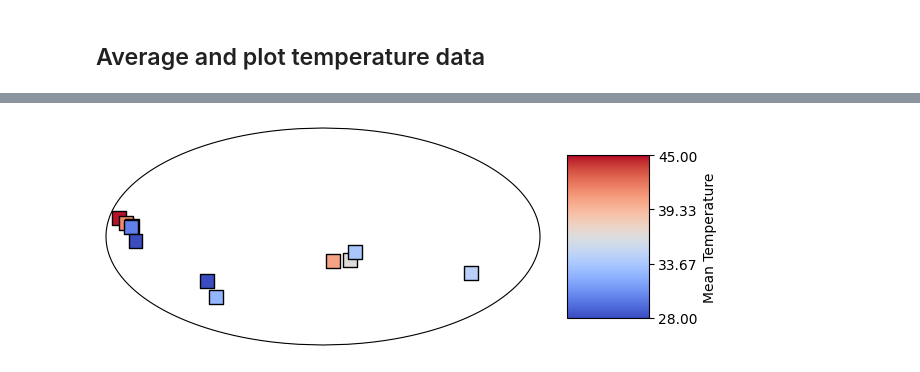
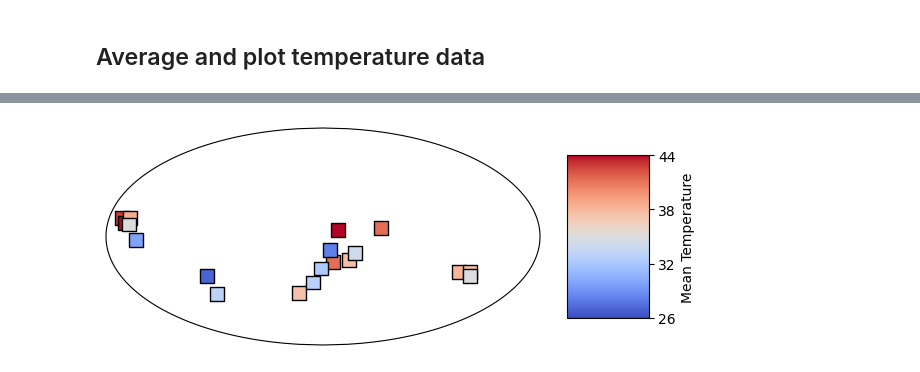
Before and after one commit to Swanson-Hysell-Group/2025_Ordovician_review, a Jupyter notebook: code/paleogeography_arcs_suture_temperatures.ipynb, the cells around one changed output, grey strips where cells are left out. Drawn from its saved outputs; the diff is of its cells as text; code cells hidden in the pictures.

```diff
--- a/code/paleogeography_arcs_suture_temperatures.ipynb
+++ b/code/paleogeography_arcs_suture_temperatures.ipynb
@@ -259,7 +256,8 @@ country_groups = {
     'Canada+USA': ['Canada', 'USA'],
     'Argentina': ['Argentina'],
     'Australia': ['Australia'],
-    'South China': ['South China'],
+    'South China': ['China (South China)'],
+    'Tarim': ['China (Tarim)'],
     'Baltica': ['Sweden', 'Estonia', 'Poland']
 }
 
@@ -291,6 +289,11 @@ all_max_ages = []
 all_ages = []
 all_age_ranges = []
 
+T_le_d18O_water_1 = []
+T_le_d18O_water_2 = []
+T_le_d18O_water_thiag_h = []
+T_le_d18O_water_thiag_l = []
+
 # Process each age range
 for age_range_max, age_range_min in age_ranges:
     # Filter the dataframe for the current age range
@@ -299,18 +302,19 @@ for age_range_max, age_range_min in age_ranges:
     # Calculate the mean, count, and centroids for each group
     for group, countries in country_groups.items():
         filtered_df = current_df[current_df['country'].isin(countries)]
-        mean_value, lower_ci, upper_ci = bootstrap_mean_confidence_interval(filtered_df['T_le'].values)
+        mean_value, lower_ci, upper_ci = bootstrap_mean_confidence_interval(filtered_df['T_le_d18O_water_1'].values)
+        T_le_d18O_water_1_mean = np.mean(filtered_df['T_le_d18O_water_1'].values)
+        T_le_d18O_water_2_mean = np.mean(filtered_df['T_le_d18O_water_2'].values)
+        T_le_d18O_water_thiag_h_mean = np.mean(filtered_df['T_le_d18O_water_thiag_h'].values)
+        T_le_d18O_water_thiag_l_mean = np.mean(filtered_df['T_le_d18O_water_thiag_l'].values)
         count = filtered_df.shape[0]
 
-        if count > 2 and filtered_df['long'].isna().any() == False:
+        if count >= 2 and filtered_df['long'].isna().any() == False:
             mean_lon_lat = ipmag.fisher_mean(filtered_df['long'].tolist(), filtered_df['lat'].tolist())
             centroid_lon = mean_lon_lat['dec']
             centroid_lat = mean_lon_lat['inc']
             all_centroid_lons.append(centroid_lon)
             all_centroid_lats.append(centroid_lat)
-        elif group == 'South China':
-            all_centroid_lons.append(111.3)
-            all_centroid_lats.append(30.7)
         else:
             all_centroid_lons.append(np.nan)
             all_centroid_lats.append(np.nan)
@@ -324,6 +328,10 @@ for age_range_max, age_range_min in age_ranges:
         all_max_ages.append(age_range_max)
         all_ages.append((age_range_max+age_range_min)/2)
         all_age_ranges.append(f"{age_range_min}-{age_range_max}")
+        T_le_d18O_water_1.append(T_le_d18O_water_1_mean)
+        T_le_d18O_water_2.append(T_le_d18O_water_2_mean)
+        T_le_d18O_water_thiag_h.append(T_le_d18O_water_thiag_h_mean)
+        T_le_d18O_water_thiag_l.append(T_le_d18O_water_thiag_l_mean)
 
 # Create a DataFrame with the results
 results_df = pd.DataFrame({
@@ -337,7 +345,11 @@ results_df = pd.DataFrame({
     'Min Age': all_min_ages,
     'Max Age': all_max_ages,
     'Age': all_ages,
-    'Age Range': all_age_ranges
+    'Age Range': all_age_ranges,
+    'T le d18O water 1': T_le_d18O_water_1,
+    'T le d18O water 2': T_le_d18O_water_2,
+    'T le d18O water thiag h': T_le_d18O_water_thiag_h,
+    'T le d18O water thiag l': T_le_d18O_water_thiag_l
 })
 
 results_df
@@ -362,5 +374,12 @@ results_df
 # %%
-temp_results = results_df[(results_df['Centroid Latitude'].notna()) & (results_df['Mean Temperature'].notna()) & (results_df['Count'] > 4)]
+temp_results = results_df[
+    (results_df['Centroid Latitude'].notna()) &
+    (results_df['Mean Temperature'].notna()) &
+    (
+        ((results_df['Group'] == 'South China') & (results_df['Count'] >= 4)) | #require more given uncertainty in age model
+        ((results_df['Group'] != 'South China') & (results_df['Count'] >= 2))
+    )
+]
 temp_results
 # %% [output]
 |  | Group | Mean Temperature | Temperature lower CI | Temperature upper CI | Count | Centroid Longitude | ... |
@@ -488,0 +518,3 @@ temp_results
+# %%
+color_bar_min_temp = 26
+color_bar_max_temp = 44
@@ -489,29 +567,29 @@ temp_results
 # %%
 # Create the map and plot the reconstructed points
 map_fig, map_axis, proj_plot = make_map(ccrs.Mollweide, figsize=(7, 6), grid_lines=False)
 
 # Normalize the temperature values for the color map
-norm = plt.Normalize(vmin=28, vmax=45)
+norm = plt.Normalize(vmin=color_bar_min_temp, vmax=color_bar_max_temp)
 
 # Create a scatter plot with the colormap
 scatter = map_axis.scatter(temp_results['Reconstructed Longitude'].tolist(),
                            temp_results['Reconstructed Latitude'].tolist(),
                            c=temp_results['Mean Temperature'].tolist(),
                            cmap='coolwarm',  # Choose a colormap
                            norm=norm,
                            transform=ccrs.PlateCarree(),
                            marker='s',
                            edgecolor='black',
                            s=100)  # Size of the markers
 
 # Add a color bar
 cbar = plt.colorbar(scatter, ax=map_axis, orientation='vertical', pad=0.05, aspect=2)
 cbar.set_label('Mean Temperature')
-cbar.set_ticks(np.linspace(28, 45, num=4))
+cbar.set_ticks(np.linspace(color_bar_min_temp, color_bar_max_temp, num=4))
 
 plt.show()
 # %% [output]
-[figure, old version]
+[figure, new version]
 # %%
 def make_arc_suture_temp_map(t, temp_results, plot_ophiolites=False, legend=True):
     map_fig, map_axis, proj_plot = make_map(ccrs.Mollweide, figsize=(7, 6), grid_lines=False)
```
Also changed, not shown: parts of 13 cells of this notebook, 10 other files.
